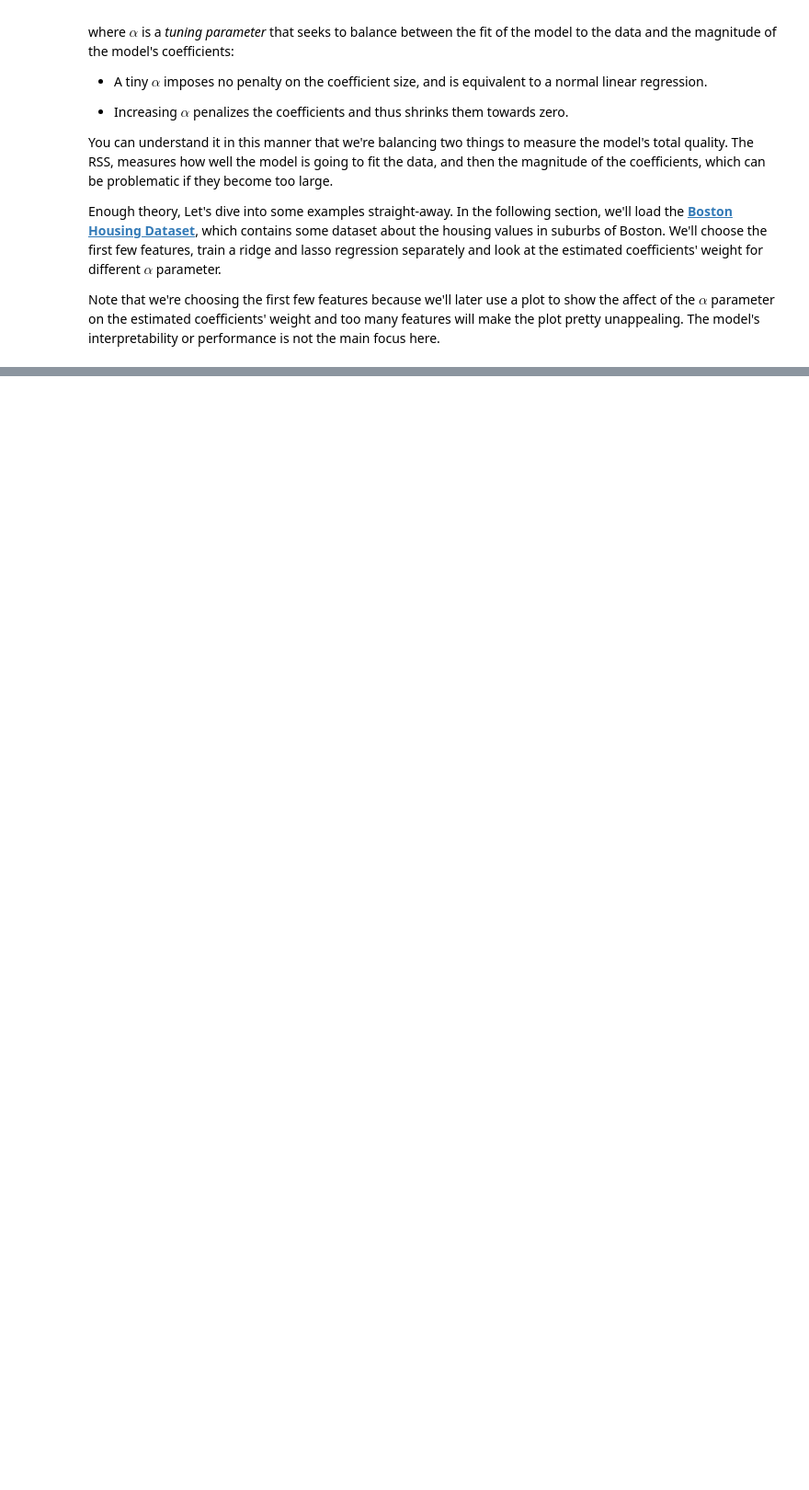
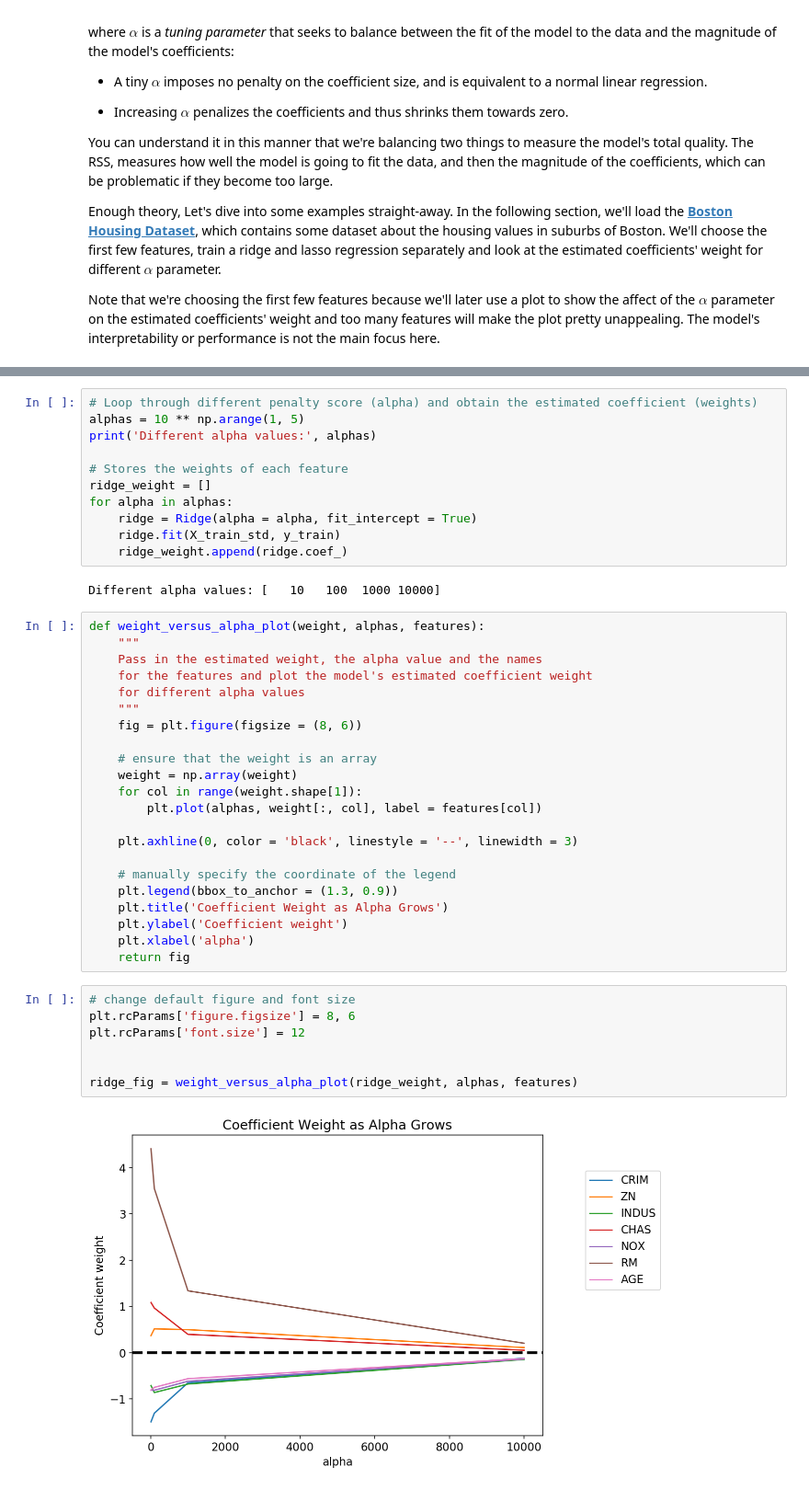
Before and after one commit to LaxmanSinghTomar/Machine-Learning, a Jupyter notebook: Tutorials/Regularization/Regularization.ipynb, the cells around one changed output, grey strips where cells are left out. Shown: that part at 92% size. Saved outputs shown, nothing was run; the diff lists cells and outputs as text; blank space fills up the shorter version.

```diff
--- a/Tutorials/Regularization/Regularization.ipynb
+++ b/Tutorials/Regularization/Regularization.ipynb
@@ -139,0 +162,44 @@ Note that we're choosing the first few features because we'll later use a plot t
+# %%
+# Loop through different penalty score (alpha) and obtain the estimated coefficient (weights)
+alphas = 10 ** np.arange(1, 5)
+print('Different alpha values:', alphas)
+
+# Stores the weights of each feature
+ridge_weight = []
+for alpha in alphas:
+    ridge = Ridge(alpha = alpha, fit_intercept = True)
+    ridge.fit(X_train_std, y_train)
+    ridge_weight.append(ridge.coef_)
+# %% [output]
+Different alpha values: [   10   100  1000 10000]
+# %%
+def weight_versus_alpha_plot(weight, alphas, features):
+    """
+    Pass in the estimated weight, the alpha value and the names
+    for the features and plot the model's estimated coefficient weight
+    for different alpha values
+    """
+    fig = plt.figure(figsize = (8, 6))
+
+    # ensure that the weight is an array
+    weight = np.array(weight)
+    for col in range(weight.shape[1]):
+        plt.plot(alphas, weight[:, col], label = features[col])
+
+    plt.axhline(0, color = 'black', linestyle = '--', linewidth = 3)
+
+    # manually specify the coordinate of the legend
+    plt.legend(bbox_to_anchor = (1.3, 0.9))
+    plt.title('Coefficient Weight as Alpha Grows')
+    plt.ylabel('Coefficient weight')
+    plt.xlabel('alpha')
+    return fig
+# %%
+# change default figure and font size
+plt.rcParams['figure.figsize'] = 8, 6
+plt.rcParams['font.size'] = 12
+
+
+ridge_fig = weight_versus_alpha_plot(ridge_weight, alphas, features)
+# %% [output]
+[figure, added]
```
Also changed, not shown: parts of 4 cells of this notebook.
